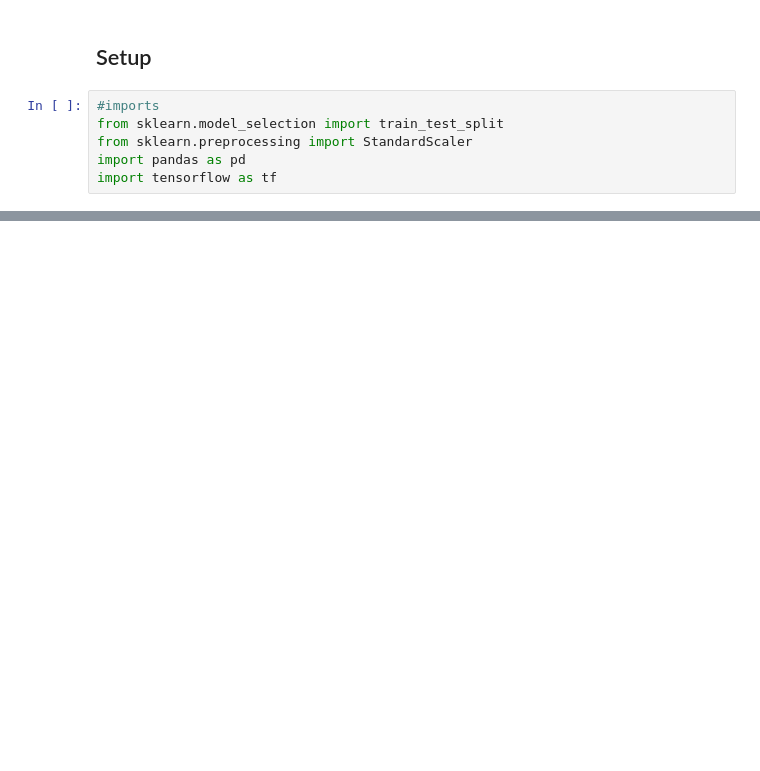
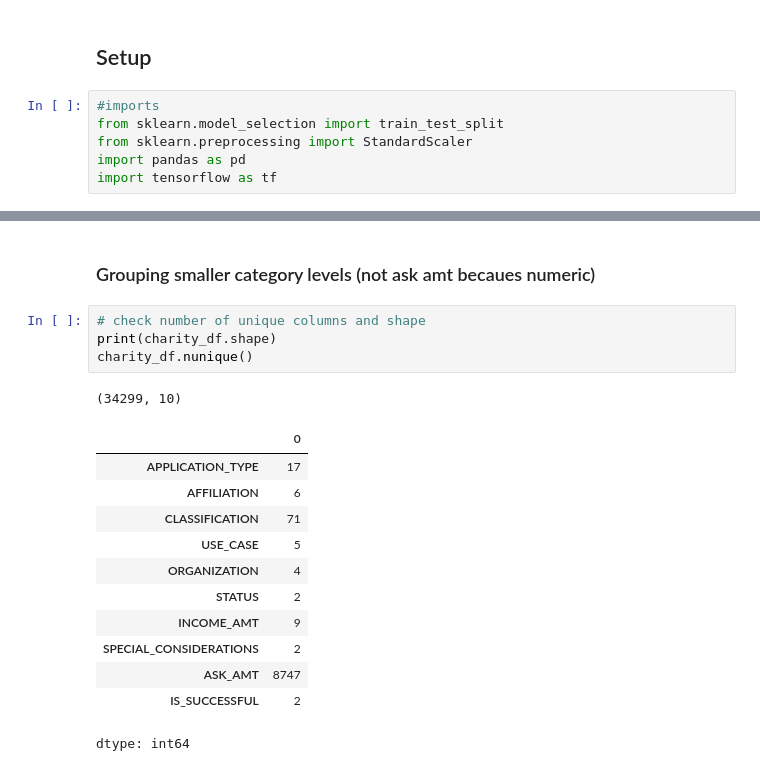
Before and after one commit to brianna-mitri/deep-learning-challenge, a Jupyter notebook: charity_nn_modeling.ipynb, the cells around one changed output, grey strips where cells are left out. Cells and saved outputs as stored; diff of their text form; blank space fills up the shorter version.

```diff
--- a/charity_nn_modeling.ipynb
+++ b/charity_nn_modeling.ipynb
@@ -21,0 +38,20 @@ charity_df.head()
+# %% [markdown]
+### Grouping smaller category levels (not ask amt becaues numeric)
+# %%
+# check number of unique columns and shape
+print(charity_df.shape)
+charity_df.nunique()
+# %% [output]
+(34299, 10)
+|  | 0 |
+| APPLICATION_TYPE | 17 |
+| AFFILIATION | 6 |
+| CLASSIFICATION | 71 |
+| USE_CASE | 5 |
+| ORGANIZATION | 4 |
+| STATUS | 2 |
+| INCOME_AMT | 9 |
+| SPECIAL_CONSIDERATIONS | 2 |
+| ASK_AMT | 8747 |
+| IS_SUCCESSFUL | 2 |
+dtype: int64
```
Also changed, not shown: parts of 6 cells of this notebook.
